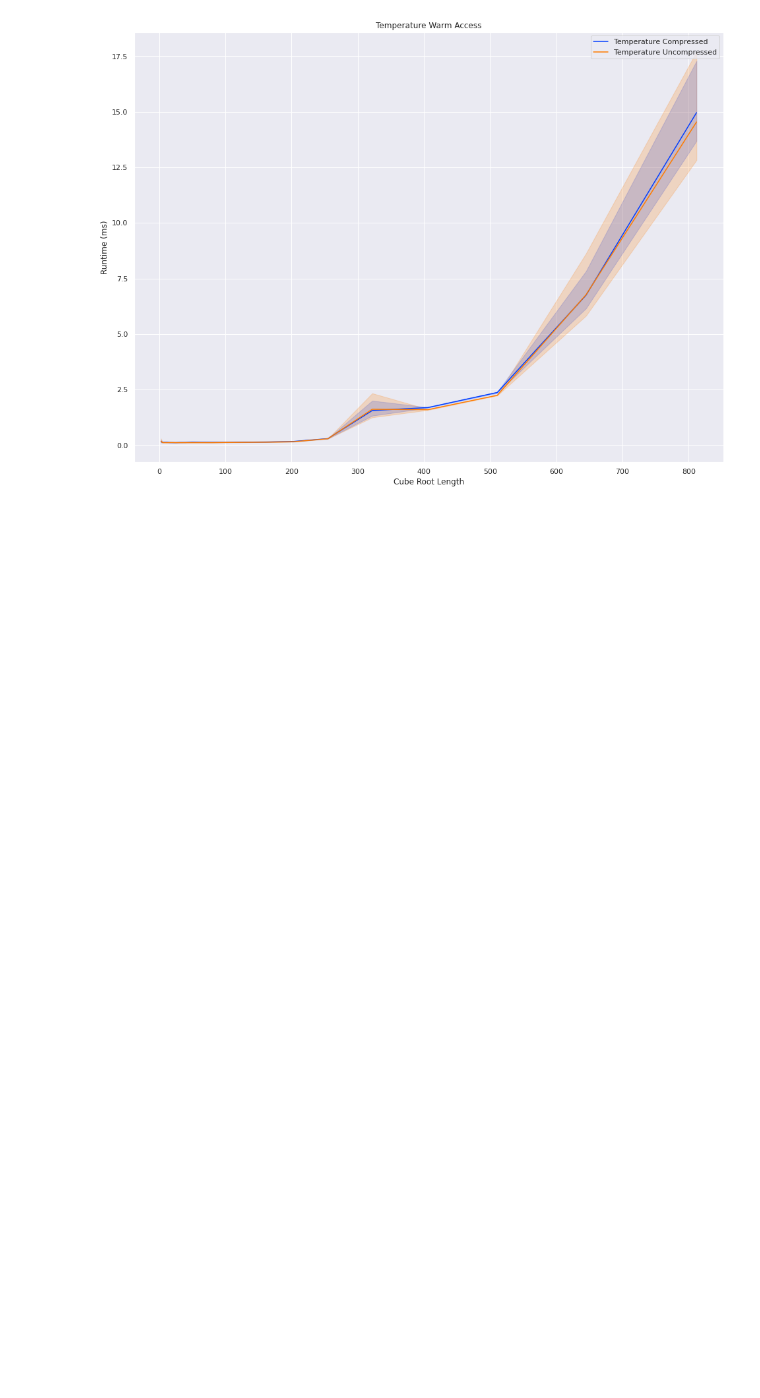
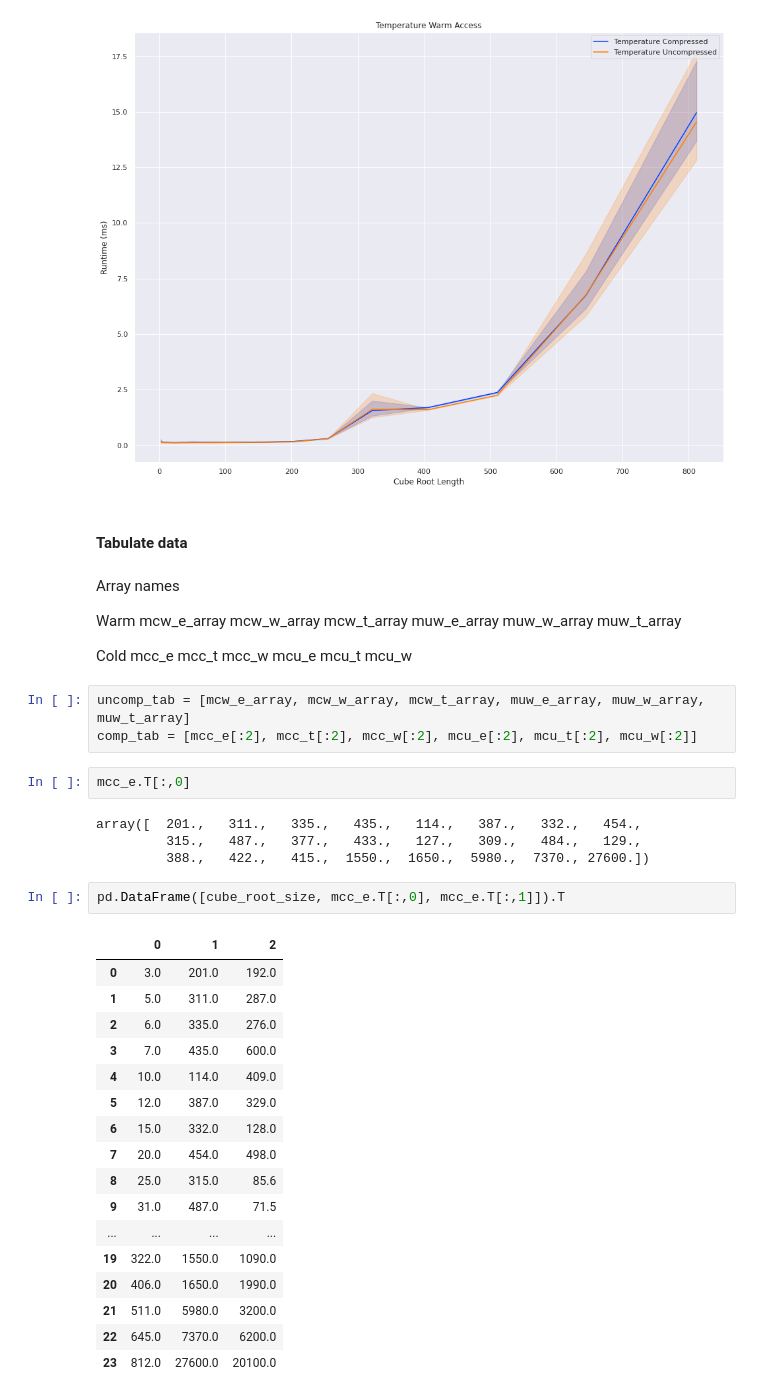
Before and after one commit to ariellubonja/ncar-zarr-code, a Jupyter notebook: compression-tradeoff-1-var.ipynb, the cells around one changed output. Cells and saved outputs as stored; diff of their text form; blank space fills up the shorter version.

```diff
--- a/compression-tradeoff-1-var.ipynb
+++ b/compression-tradeoff-1-var.ipynb
@@ -1339,3 +1067,42 @@ plt.title("Temperature Warm Access")
 # %% [output]
 Text(0.5, 1.0, 'Temperature Warm Access')
 [figure]
+# %% [markdown]
+#### Tabulate data
+# %% [markdown]
+Array names
+
+Warm
+mcw_e_array mcw_w_array mcw_t_array muw_e_array muw_w_array muw_t_array
+
+Cold
+mcc_e mcc_t mcc_w mcu_e mcu_t mcu_w
+# %%
+uncomp_tab = [mcw_e_array, mcw_w_array, mcw_t_array, muw_e_array, muw_w_array, muw_t_array]
+comp_tab = [mcc_e[:2], mcc_t[:2], mcc_w[:2], mcu_e[:2], mcu_t[:2], mcu_w[:2]]
+# %%
+mcc_e.T[:,0]
+# %% [output]
+array([  201.,   311.,   335.,   435.,   114.,   387.,   332.,   454.,
+         315.,   487.,   377.,   433.,   127.,   309.,   484.,   129.,
+         388.,   422.,   415.,  1550.,  1650.,  5980.,  7370., 27600.])
+# %%
+pd.DataFrame([cube_root_size, mcc_e.T[:,0], mcc_e.T[:,1]]).T
+# %% [output]
+|  | 0 | 1 | 2 |
+| 0 | 3.0 | 201.0 | 192.0 |
+| 1 | 5.0 | 311.0 | 287.0 |
+| 2 | 6.0 | 335.0 | 276.0 |
+| 3 | 7.0 | 435.0 | 600.0 |
+| 4 | 10.0 | 114.0 | 409.0 |
+| 5 | 12.0 | 387.0 | 329.0 |
+| 6 | 15.0 | 332.0 | 128.0 |
+| 7 | 20.0 | 454.0 | 498.0 |
+| 8 | 25.0 | 315.0 | 85.6 |
+| 9 | 31.0 | 487.0 | 71.5 |
+| ... | ... | ... | ... |
+| 19 | 322.0 | 1550.0 | 1090.0 |
+| 20 | 406.0 | 1650.0 | 1990.0 |
+| 21 | 511.0 | 5980.0 | 3200.0 |
+| 22 | 645.0 | 7370.0 | 6200.0 |
+| 23 | 812.0 | 27600.0 | 20100.0 |
```
Also changed, not shown: parts of 34 cells of this notebook.
